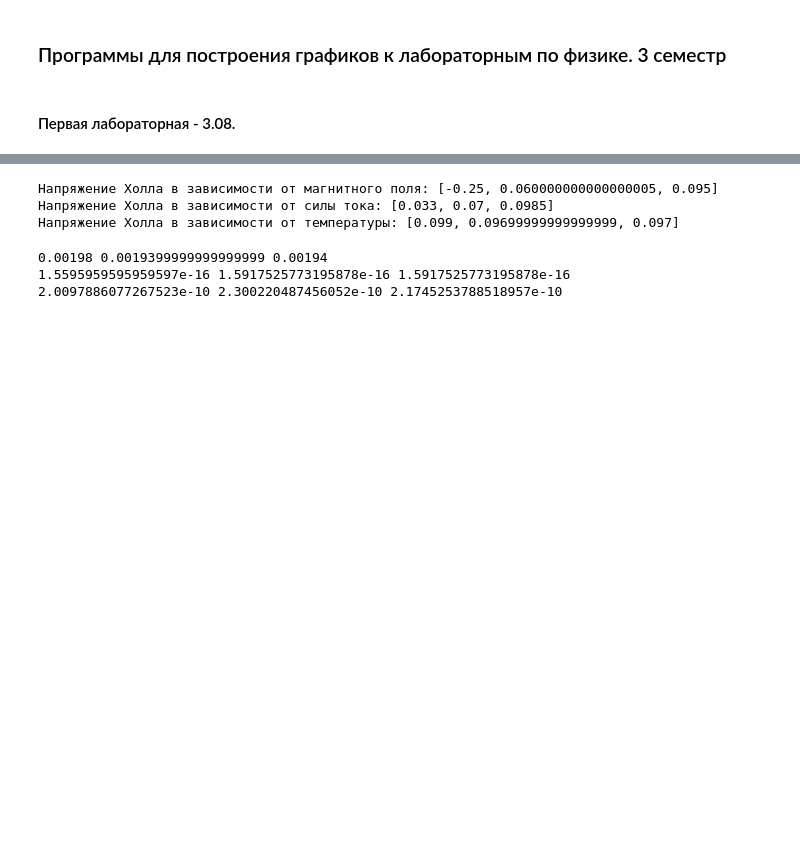
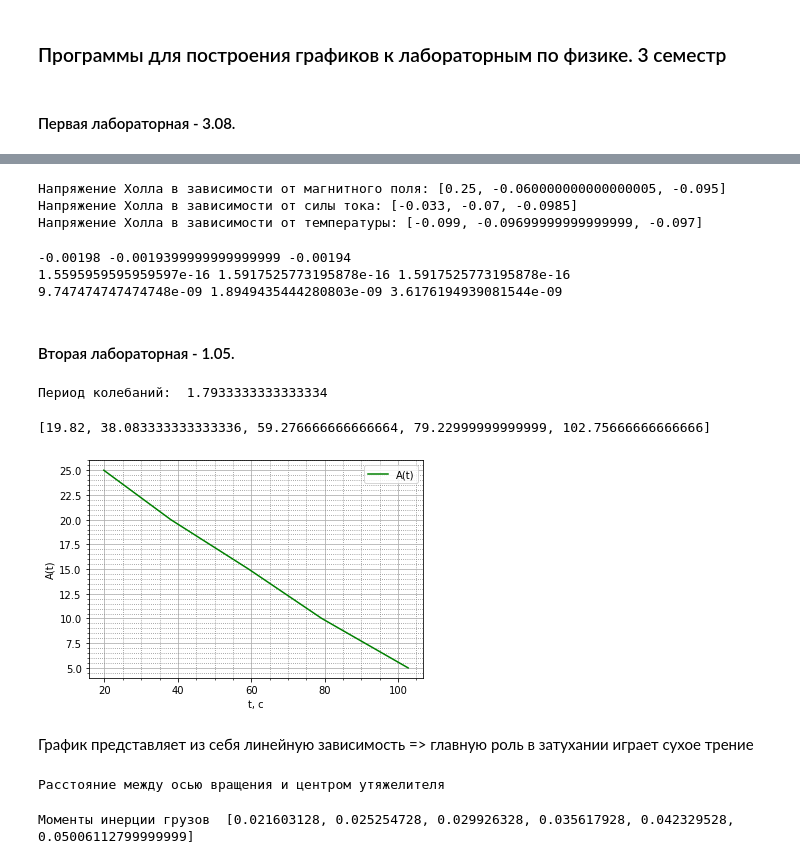
Before and after one commit to petmila/ITMO_Physics, a Jupyter notebook: Physics_labs_3_sem.ipynb, the cells around one changed output, grey strips where cells are left out. Drawn from its saved outputs; the diff is of its cells as text; code cells hidden in the pictures; blank space fills up the shorter version.

```diff
--- a/Physics_labs_3_sem.ipynb
+++ b/Physics_labs_3_sem.ipynb
@@ -41,27 +42,27 @@ U_B = [0.1, 0.14, 0.18]
 U__B = [0.6, 0.02, -0.01]
 
 u_holl = lambda u, u_ : (u - u_)/2
-U_holl_B = [u_holl(U_B[0], U__B[0]), u_holl(U_B[1], U__B[1]), u_holl(U_B[2], U__B[2])]
+U_holl_B = [u_holl(U__B[0], U_B[0]), u_holl(U__B[1], U_B[1]), u_holl(U__B[2], U_B[2])]
 print("Напряжение Холла в зависимости от магнитного поля:", U_holl_B)
 
 U_I = [0.065, 0.137, 0.193]
 U__I = [-0.001, -0.003, -0.004]
-U_holl_I = [u_holl(U_I[0], U__I[0]), u_holl(U_I[1], U__I[1]), u_holl(U_I[2], U__I[2])]
+U_holl_I = [u_holl(U__I[0], U_I[0]), u_holl(U__I[1], U_I[1]), u_holl(U__I[2], U_I[2])]
 print("Напряжение Холла в зависимости от силы тока:", U_holl_I)
 
 U_T = [0.194, 0.173, 0.183]
 U__T = [-0.004, -0.021, -0.011]
-U_holl_T = [u_holl(U_T[0], U__T[0]), u_holl(U_T[1], U__T[1]), u_holl(U_T[2], U__T[2])]
+U_holl_T = [u_holl(U__T[0], U_T[0]), u_holl(U__T[1], U_T[1]), u_holl(U__T[2], U_T[2])]
 print("Напряжение Холла в зависимости от температуры:", U_holl_T)
 # %% [output]
-Напряжение Холла в зависимости от магнитного поля: [-0.25, 0.060000000000000005, 0.095]
-Напряжение Холла в зависимости от силы тока: [0.033, 0.07, 0.0985]
-Напряжение Холла в зависимости от температуры: [0.099, 0.09699999999999999, 0.097]
+Напряжение Холла в зависимости от магнитного поля: [0.25, -0.060000000000000005, -0.095]
+Напряжение Холла в зависимости от силы тока: [-0.033, -0.07, -0.0985]
+Напряжение Холла в зависимости от температуры: [-0.099, -0.09699999999999999, -0.097]
 # %%
 T = [311, 333, 361]
 I = 0.001
 B = 0.01
-e = 1.6*10**(-19)
+e = -1.6*10**(-19)
 a = 1.93
 
 R_x = lambda u : u*b/I*B
@@ -74,9 +75,60 @@ print(R_holl[0], R_holl[1], R_holl[2])
 n_holl = [n(R_holl[0]), n(R_holl[1]), n(R_holl[2])]
 print(n_holl[0], n_holl[1], n_holl[2])
 
-µ_holl = [µ(n_holl[0], U_T[0]), µ(n_holl[1], U_T[1]), µ(n_holl[2], U_T[2])]
+µ_holl = [µ(n_holl[0], U__T[0]), µ(n_holl[1], U__T[1]), µ(n_holl[2], U__T[2])]
 print(µ_holl[0], µ_holl[1], µ_holl[2])
 # %% [output]
-0.00198 0.0019399999999999999 0.00194
+-0.00198 -0.0019399999999999999 -0.00194
 1.5595959595959597e-16 1.5917525773195878e-16 1.5917525773195878e-16
-2.0097886077267523e-10 2.300220487456052e-10 2.1745253788518957e-10
+9.747474747474748e-09 1.8949435444280803e-09 3.6176194939081544e-09
+# %% [markdown]
+#### Вторая лабораторная - 1.05.
+# %%
+middle = lambda t : sum(t)/len(t)
+n = 10
+t = [17.87, 17.98, 17.95]
+print("Период колебаний: ", middle(t)/n)
+# %% [output]
+Период колебаний:  1.7933333333333334
+# %%
+A = [25, 20, 15, 10, 5]
+t_5 = [106.71, 103.47, 98.09]
+t_10 = [75.24, 80.35, 82.10]
+t_15 = [61.01, 55.76, 61.06]
+t_20 = [39.67, 34.69, 39.89]
+t_25 = [21.51, 17.63, 20.32]
+t_middle = [middle(t_25), middle(t_20), middle(t_15), middle(t_10), middle(t_5)]
+print(t_middle)
+
+plt.minorticks_on()
+plt.grid(True, which='both')
+plt.grid(which='minor', color='gray', linestyle=':')
+plt.plot(t_middle, A, color='green', label="A(t)")
+
+plt.legend()
+plt.ylabel("A(t)")
+plt.xlabel("t, c")
+plt.savefig('lab_1.05.jpg')
+plt.show()
+# %% [output]
+[19.82, 38.083333333333336, 59.276666666666664, 79.22999999999999, 102.75666666666666]
+[figure, added]
+# %% [markdown]
+График представляет из себя линейную зависимость => главную роль в затухании играет сухое трение
+# %%
+l_1 = 0.057
+l_0 = 0.025
+b =  0.04
+R = lambda n : l_1 + (n - 1)*l_0 + b/2
+print("Расстояние между осью вращения и центром утяжелителя")
+R_i = [R(1), R(2), R(3), R(4), R(5), R(6)]
+# %% [output]
+Расстояние между осью вращения и центром утяжелителя
+# %%
+m = 0.408
+I_0 = 0.008
+i = lambda r: m*(R_i[0]*R_i[0] + (R_i[5])*R_i[0] + 2*r*r) + I_0
+I_i = [i(R_i[0]), i(R_i[1]), i(R_i[2]), i(R_i[3]), i(R_i[4]), i(R_i[5])]
+print("Моменты инерции грузов ", I_i)
+# %% [output]
+Моменты инерции грузов  [0.021603128, 0.025254728, 0.029926328, 0.035617928, 0.042329528, 0.05006112799999999]
```
Also changed, not shown: parts of 5 cells of this notebook, 4 other files.
